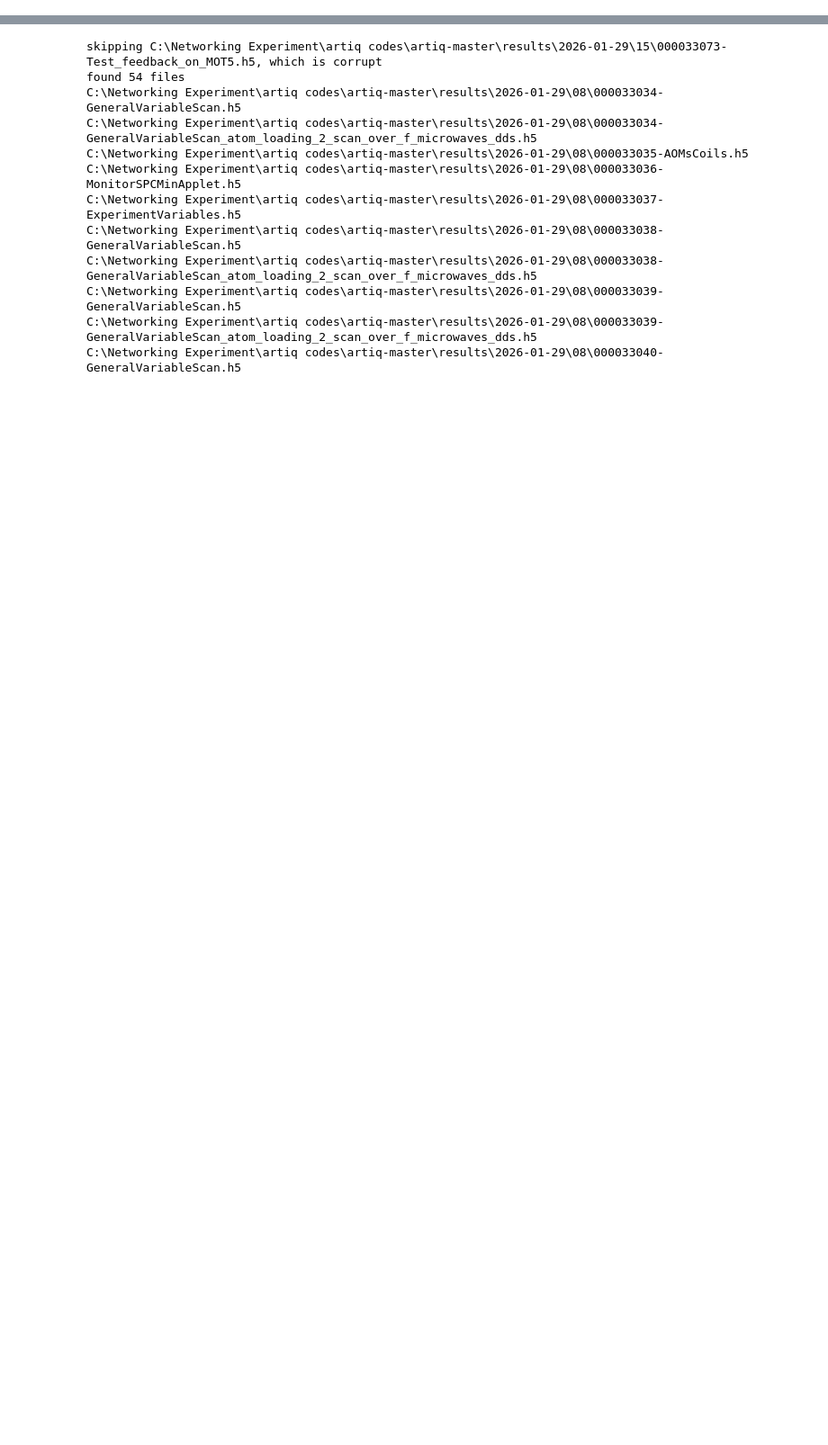
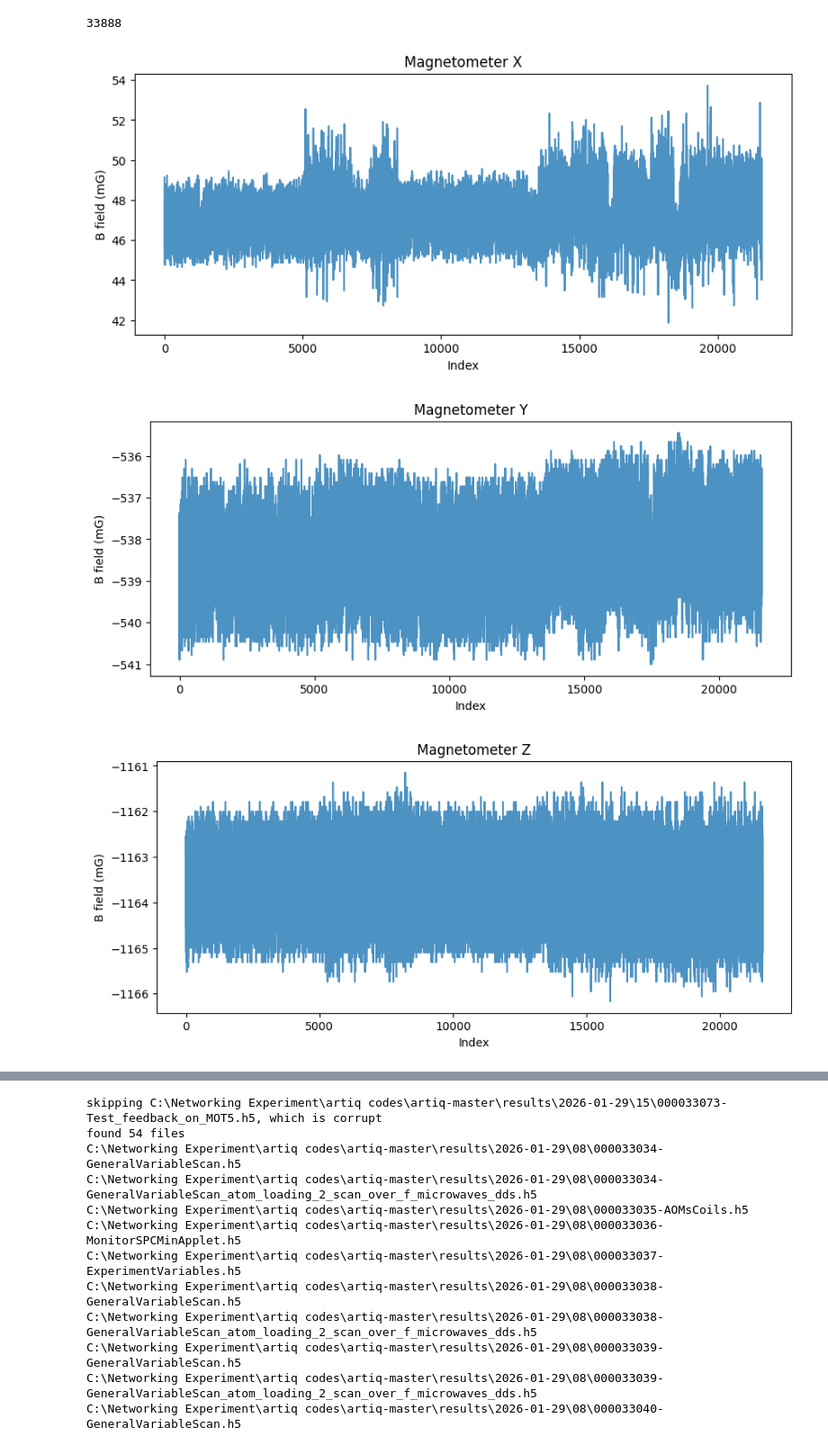
Before and after one commit to QuantumQuadrate/qn_artiq_routines, a Jupyter notebook: Analysis/Single atom analysis/view_h5_data.ipynb, the cells around one changed output, grey strips where cells are left out. Shown at 90% size. Saved outputs shown, nothing was run; the diff lists cells and outputs as text; code cells hidden in the pictures; blank space fills up the shorter version.

```diff
--- a/Analysis/Single atom analysis/view_h5_data.ipynb
+++ b/Analysis/Single atom analysis/view_h5_data.ipynb
@@ -16,0 +51,49 @@ from h5_data_utilities import * # helper functions for dealing with h5 files
+# %%
+file1_dict = {}
+file1 = "2026-02-28\\09\\000033888-MonitorMagnetometer.h5"
+
+f = h5py.File(os.path.join(results, file1))
+rid1 = f['rid'][()]
+print(rid1)
+h5_archive_and_datasets_to_locals(f, parent_locals=file1_dict, quiet=True)
+locals().update(file1_dict)
+
+### Use "print_h5_structure(f)" to see the structure of the file
+def print_h5_structure(g, prefix=''):
+    for key in g.keys():
+        item = g[key]
+        print(f"{prefix}{key}")
+        if isinstance(item, h5py.Group):
+            print_h5_structure(item, prefix + '  ')
+# %% [output]
+33888
+# %%
+start_index = 10 ### In the first few points the fields are not settled yet.
+
+plt.figure(figsize=(10, 4))
+plt.plot(Magnetometer_X[start_index:], label='Magnetometer X', alpha=0.8)
+plt.title('Magnetometer X')
+plt.xlabel('Index')
+plt.ylabel('B field (mG)')
+# plt.grid(alpha=0.3)
+plt.show()
+
+plt.figure(figsize=(10, 4))
+plt.plot(Magnetometer_Y[start_index:], label='Magnetometer Y', alpha=0.8)
+plt.title('Magnetometer Y')
+plt.xlabel('Index')
+plt.ylabel('B field (mG)')
+# plt.grid(alpha=0.3)
+plt.show()
+
+plt.figure(figsize=(10, 4))
+plt.plot(Magnetometer_Z[start_index:], label='Magnetometer Z', alpha=0.8)
+plt.title('Magnetometer Z')
+plt.xlabel('Index')
+plt.ylabel('B field (mG)')
+# plt.grid(alpha=0.3)
+plt.show()
+# %% [output]
+[figure, added]
+[figure, added]
+[figure, added]
```
Also changed, not shown: parts of 13 cells of this notebook, 6 other files.
